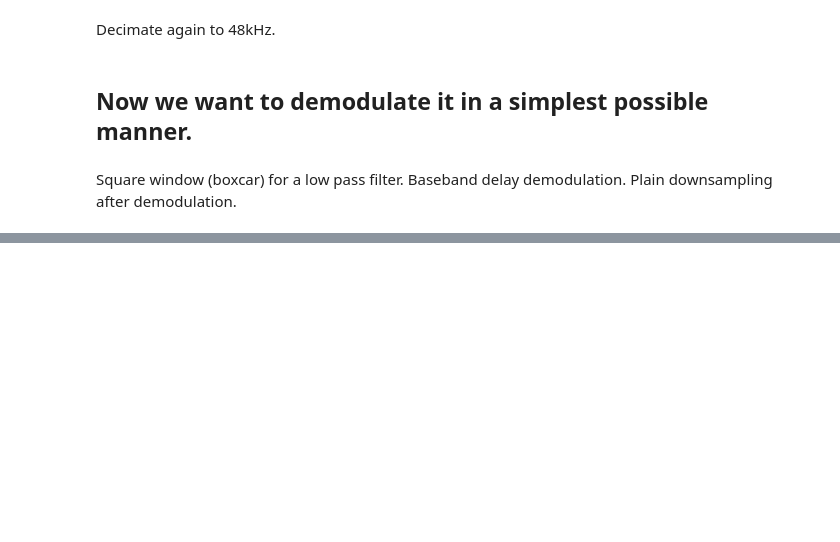
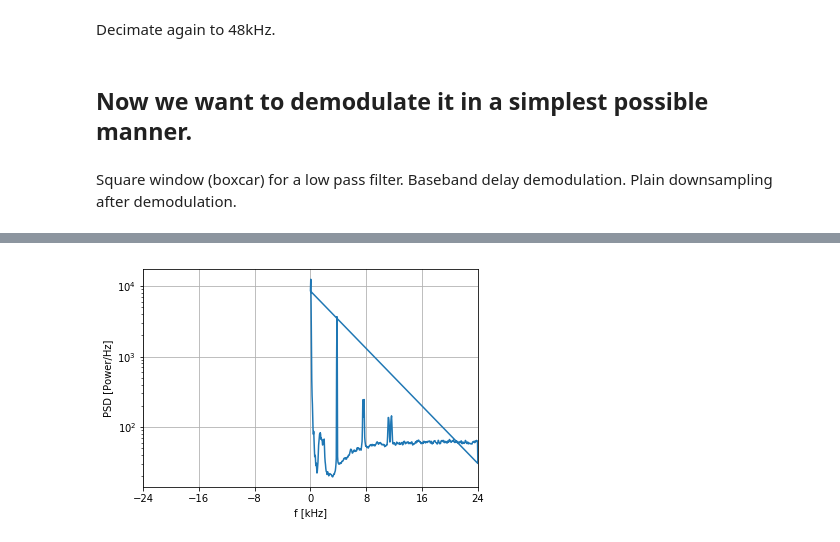
Before and after one commit to enthyp/rds-fm, a Jupyter notebook: nb/iq_samples.ipynb, the cells around one changed output, grey strips where cells are left out. Cells and saved outputs as stored; diff of their text form; code cells hidden in the pictures; blank space fills up the shorter version.

```diff
--- a/nb/iq_samples.ipynb
+++ b/nb/iq_samples.ipynb
@@ -47,4 +41,4 @@ welch(iq_samples, sample_rate)
 # %%
 sample_rate_fm = 240000  # decimate by 10
-iq_decim = signal.decimate(iq_samples, sample_rate // sample_rate_fm)
+ch_decim = signal.decimate(iq_samples, sample_rate // sample_rate_fm)
 # %%
@@ -105,0 +168,4 @@ wavfile.write("boxcar.wav", rate=audio_rate, data=audio)
+# %%
+welch(demodulated, audio_rate)
+# %% [output]
+[figure, added]
```
Also changed, not shown: parts of 22 cells of this notebook, 11 other files.
